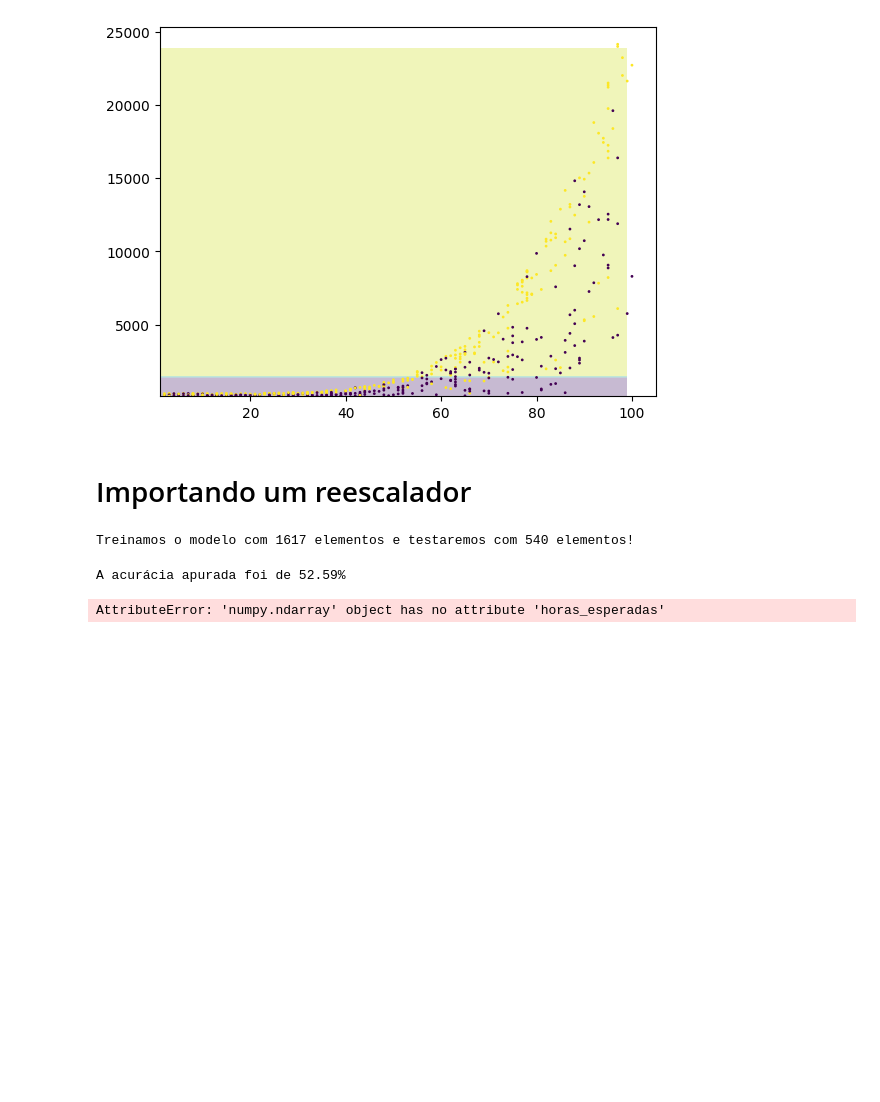
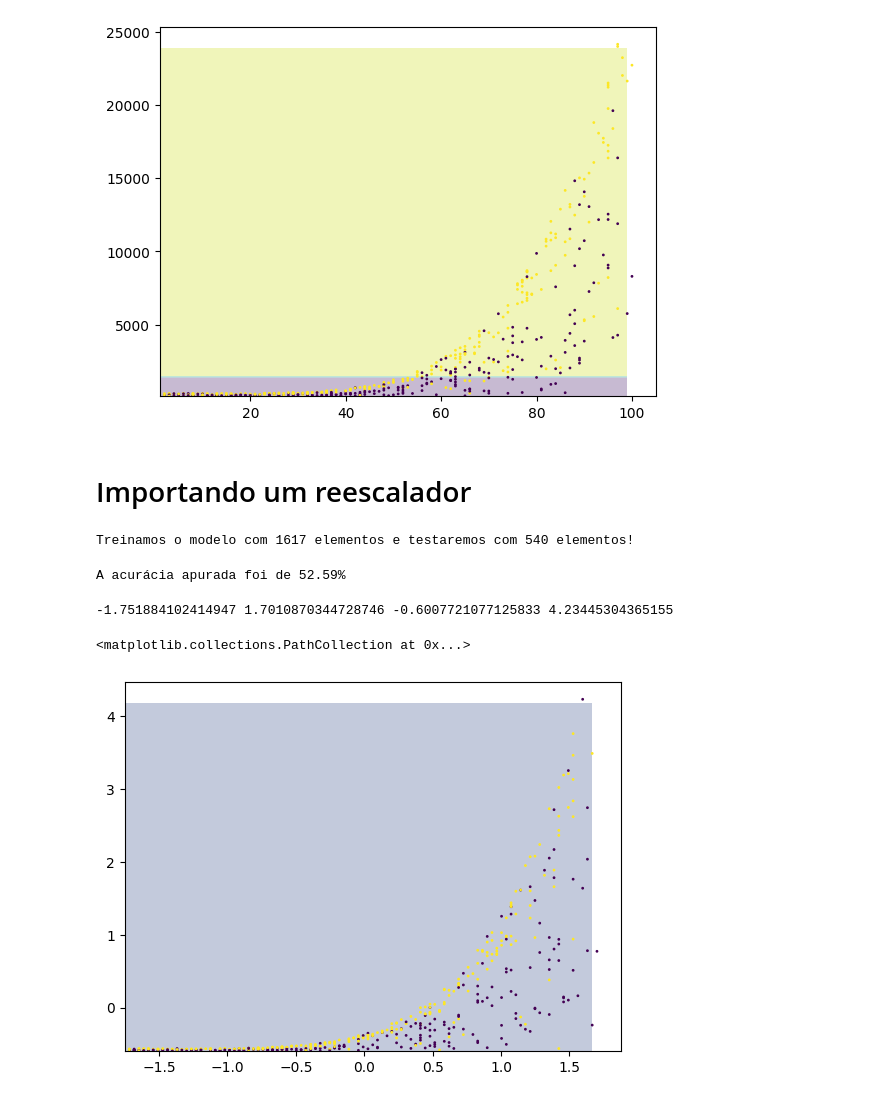
Before and after one commit to fcardosoo/Alura-018-Machine-Learning-classificacao-com-SKLearn, a Jupyter notebook: Projeto_de_classificacao_3.ipynb, the cells around one changed output. Drawn from its saved outputs; the diff is of its cells as text; code cells hidden in the pictures; blank space fills up the shorter version.

```diff
--- a/Projeto_de_classificacao_3.ipynb
+++ b/Projeto_de_classificacao_3.ipynb
@@ -247,25 +247,30 @@ print(f'A acurácia apurada foi de {(acuracia*100).round(2)}%')
 Treinamos o modelo com 1617 elementos e testaremos com 540 elementos!
 A acurácia apurada foi de 52.59%
 # %%
-x_min = x_test.horas_esperadas.min()
-x_max = x_test.horas_esperadas.max()
-y_min = x_test.preco.min()
-y_max = x_test.preco.max()
+data_x = x_test[:,0]
+data_y = x_test[:,1]
+
+x_min = data_x.min()
+x_max = data_x.max()
+y_min = data_y.min()
+y_max = data_y.max()
 print(x_min, x_max, y_min, y_max)
 
 pixels = 100
 eixo_x = np.arange(x_min, x_max, (x_max - x_min) / pixels)
 eixo_y = np.arange(y_min, y_max, (y_max - y_min) / pixels)
 
 xx, yy = np.meshgrid(eixo_x, eixo_y)
 pontos = np.c_[xx.ravel(), yy.ravel()]
 pontos
 
 Z = modelo.predict(pontos)
 Z = Z.reshape(xx.shape)
 Z
 
 plt.contourf(xx, yy, Z, alpha=0.3)
-plt.scatter(x_test.horas_esperadas, x_test.preco, c=y_test, s=1)
+plt.scatter(data_x, data_y, c=y_test, s=1)
 # %% [output]
-AttributeError: 'numpy.ndarray' object has no attribute 'horas_esperadas'
+-1.751884102414947 1.7010870344728746 -0.6007721077125833 4.23445304365155
+<matplotlib.collections.PathCollection at 0x...>
+[figure, added]
```
Also changed, not shown: parts of 1 cell of this notebook, 1 other file.
